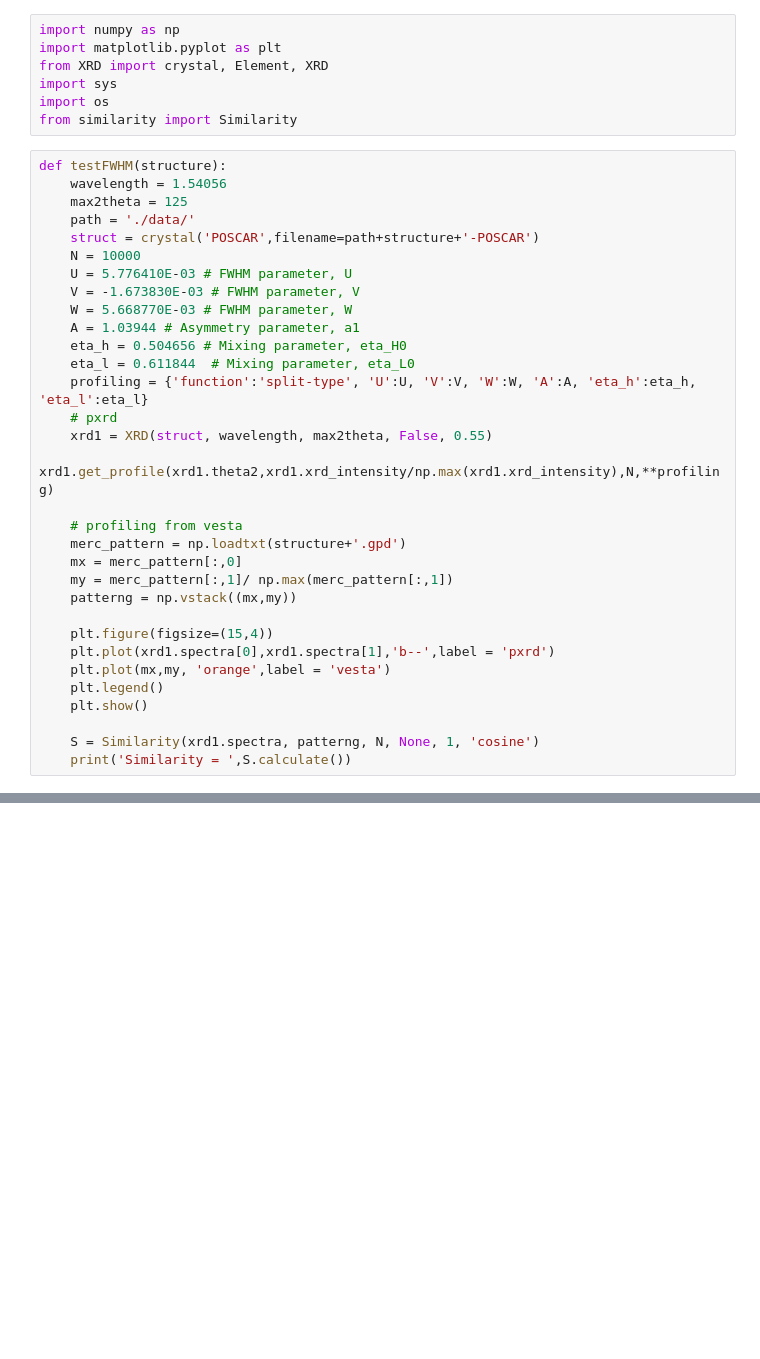
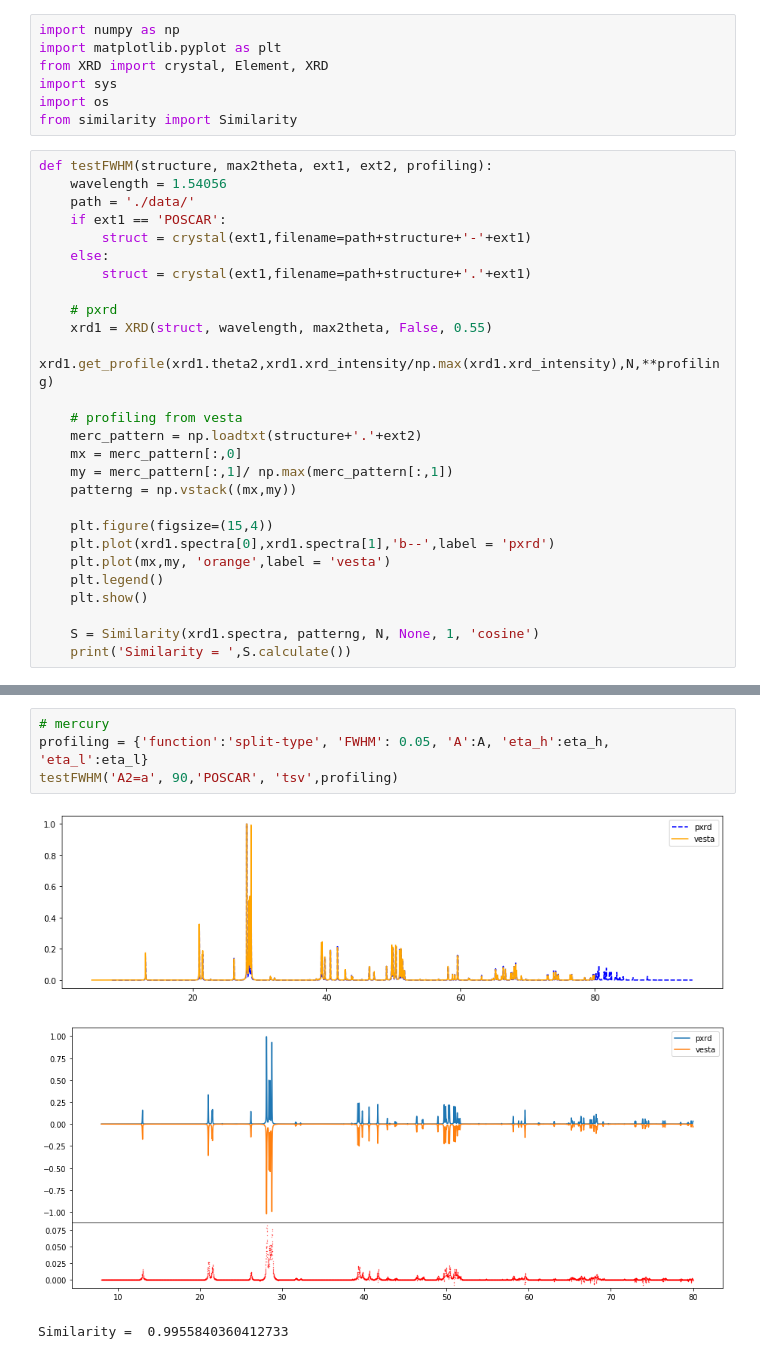
Before and after one commit to qzhu2017/XRD, a Jupyter notebook: FWHM-angle.ipynb, the cells around one changed output, grey strips where cells are left out. Cells and saved outputs as stored; diff of their text form; blank space fills up the shorter version.

Commit message:
add MERCURY comparisons

```diff
--- a/FWHM-angle.ipynb
+++ b/FWHM-angle.ipynb
@@ -6,25 +6,20 @@ import sys
 import os
 from similarity import Similarity
 # %%
-def testFWHM(structure):
+def testFWHM(structure, max2theta, ext1, ext2, profiling):
     wavelength = 1.54056
-    max2theta = 125
     path = './data/'
-    struct = crystal('POSCAR',filename=path+structure+'-POSCAR')
-    N = 10000
-    U = 5.776410E-03 # FWHM parameter, U
-    V = -1.673830E-03 # FWHM parameter, V
-    W = 5.668770E-03 # FWHM parameter, W
-    A = 1.03944 # Asymmetry parameter, a1
-    eta_h = 0.504656 # Mixing parameter, eta_H0
-    eta_l = 0.611844  # Mixing parameter, eta_L0
-    profiling = {'function':'split-type', 'U':U, 'V':V, 'W':W, 'A':A, 'eta_h':eta_h, 'eta_l':eta_l}
+    if ext1 == 'POSCAR':
+        struct = crystal(ext1,filename=path+structure+'-'+ext1)
+    else:
+        struct = crystal(ext1,filename=path+structure+'.'+ext1)
+
     # pxrd
     xrd1 = XRD(struct, wavelength, max2theta, False, 0.55)
     xrd1.get_profile(xrd1.theta2,xrd1.xrd_intensity/np.max(xrd1.xrd_intensity),N,**profiling)
 
     # profiling from vesta
-    merc_pattern = np.loadtxt(structure+'.gpd')
+    merc_pattern = np.loadtxt(structure+'.'+ext2)
     mx = merc_pattern[:,0]
     my = merc_pattern[:,1]/ np.max(merc_pattern[:,1])
     patterng = np.vstack((mx,my))
@@ -99,0 +43,8 @@ Similarity =  0.9748784009869111
+# %%
+# mercury
+profiling = {'function':'split-type', 'FWHM': 0.05, 'A':A, 'eta_h':eta_h, 'eta_l':eta_l}
+testFWHM('A2=a', 90,'POSCAR', 'tsv',profiling)
+# %% [output]
+[figure, added]
+[figure, added]
+Similarity =  0.9955840360412733
```
Also changed, not shown: parts of 25 cells of this notebook.
